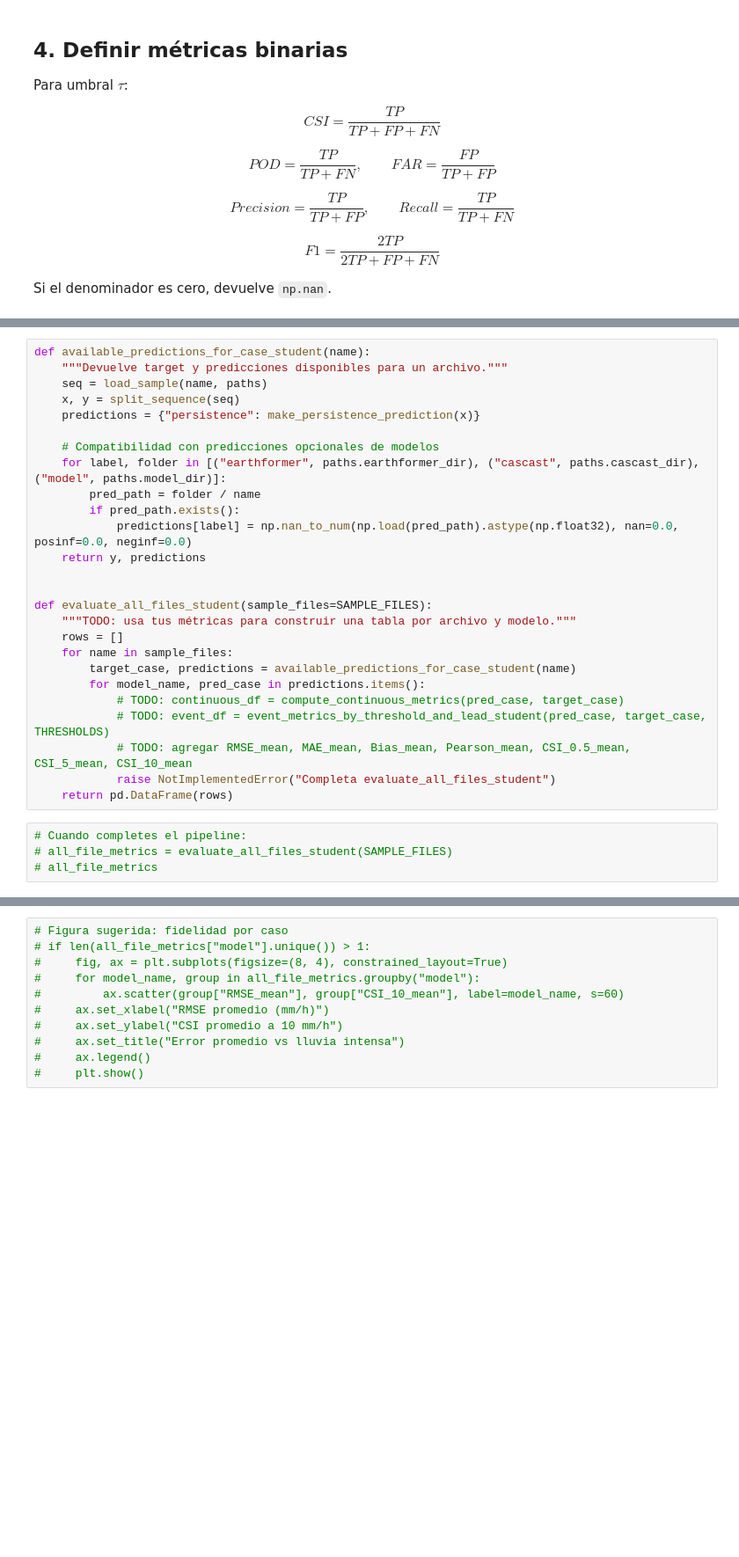
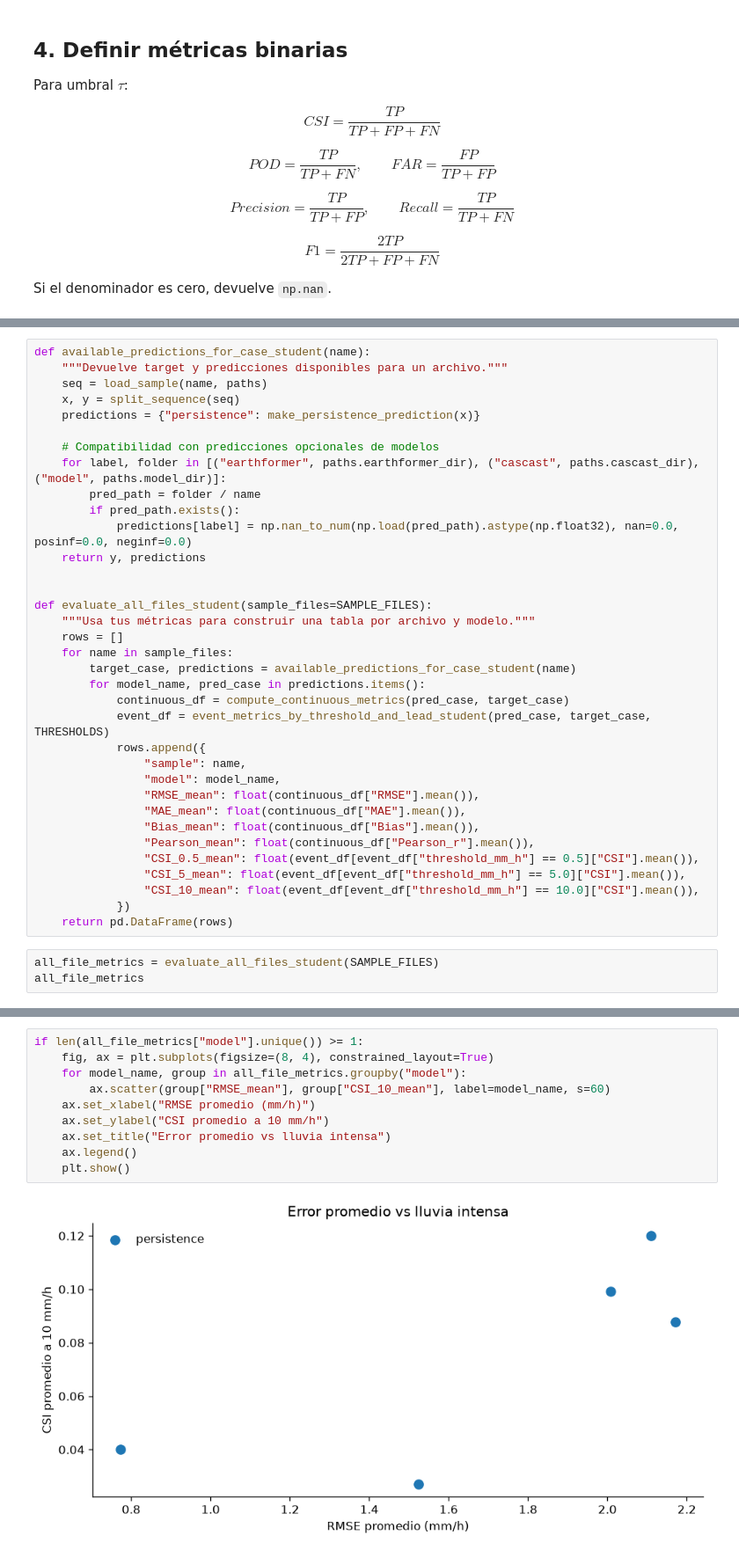
Before and after one commit to LopeviaKoby/S04-nowcasting-course-lab, a Jupyter notebook: notebooks/tarea_01_nowcasting_metricas.ipynb, the cells around one changed output, grey strips where cells are left out. Shown at 88% size. Drawn from its saved outputs; the diff is of its cells as text; blank space fills up the shorter version.

```diff
--- a/notebooks/tarea_01_nowcasting_metricas.ipynb
+++ b/notebooks/tarea_01_nowcasting_metricas.ipynb
@@ -183,17 +237,25 @@ def available_predictions_for_case_student(name):
 
 
 def evaluate_all_files_student(sample_files=SAMPLE_FILES):
-    """TODO: usa tus métricas para construir una tabla por archivo y modelo."""
+    """Usa tus métricas para construir una tabla por archivo y modelo."""
     rows = []
     for name in sample_files:
         target_case, predictions = available_predictions_for_case_student(name)
         for model_name, pred_case in predictions.items():
-            # TODO: continuous_df = compute_continuous_metrics(pred_case, target_case)
-            # TODO: event_df = event_metrics_by_threshold_and_lead_student(pred_case, target_case, THRESHOLDS)
-            # TODO: agregar RMSE_mean, MAE_mean, Bias_mean, Pearson_mean, CSI_0.5_mean, CSI_5_mean, CSI_10_mean
-            raise NotImplementedError("Completa evaluate_all_files_student")
+            continuous_df = compute_continuous_metrics(pred_case, target_case)
+            event_df = event_metrics_by_threshold_and_lead_student(pred_case, target_case, THRESHOLDS)
+            rows.append({
+                "sample": name,
+                "model": model_name,
+                "RMSE_mean": float(continuous_df["RMSE"].mean()),
+                "MAE_mean": float(continuous_df["MAE"].mean()),
+                "Bias_mean": float(continuous_df["Bias"].mean()),
+                "Pearson_mean": float(continuous_df["Pearson_r"].mean()),
+                "CSI_0.5_mean": float(event_df[event_df["threshold_mm_h"] == 0.5]["CSI"].mean()),
+                "CSI_5_mean": float(event_df[event_df["threshold_mm_h"] == 5.0]["CSI"].mean()),
+                "CSI_10_mean": float(event_df[event_df["threshold_mm_h"] == 10.0]["CSI"].mean()),
+            })
     return pd.DataFrame(rows)
 # %%
-# Cuando completes el pipeline:
-# all_file_metrics = evaluate_all_files_student(SAMPLE_FILES)
-# all_file_metrics
+all_file_metrics = evaluate_all_files_student(SAMPLE_FILES)
+all_file_metrics
@@ -210,11 +281,12 @@ def evaluate_all_files_student(sample_files=SAMPLE_FILES):
 # %%
-# Figura sugerida: fidelidad por caso
-# if len(all_file_metrics["model"].unique()) > 1:
-#     fig, ax = plt.subplots(figsize=(8, 4), constrained_layout=True)
-#     for model_name, group in all_file_metrics.groupby("model"):
-#         ax.scatter(group["RMSE_mean"], group["CSI_10_mean"], label=model_name, s=60)
-#     ax.set_xlabel("RMSE promedio (mm/h)")
-#     ax.set_ylabel("CSI promedio a 10 mm/h")
-#     ax.set_title("Error promedio vs lluvia intensa")
-#     ax.legend()
-#     plt.show()
+if len(all_file_metrics["model"].unique()) >= 1:
+    fig, ax = plt.subplots(figsize=(8, 4), constrained_layout=True)
+    for model_name, group in all_file_metrics.groupby("model"):
+        ax.scatter(group["RMSE_mean"], group["CSI_10_mean"], label=model_name, s=60)
+    ax.set_xlabel("RMSE promedio (mm/h)")
+    ax.set_ylabel("CSI promedio a 10 mm/h")
+    ax.set_title("Error promedio vs lluvia intensa")
+    ax.legend()
+    plt.show()
+# %% [output]
+[figure, added]
```
Also changed, not shown: parts of 16 cells of this notebook, 3 other files.
